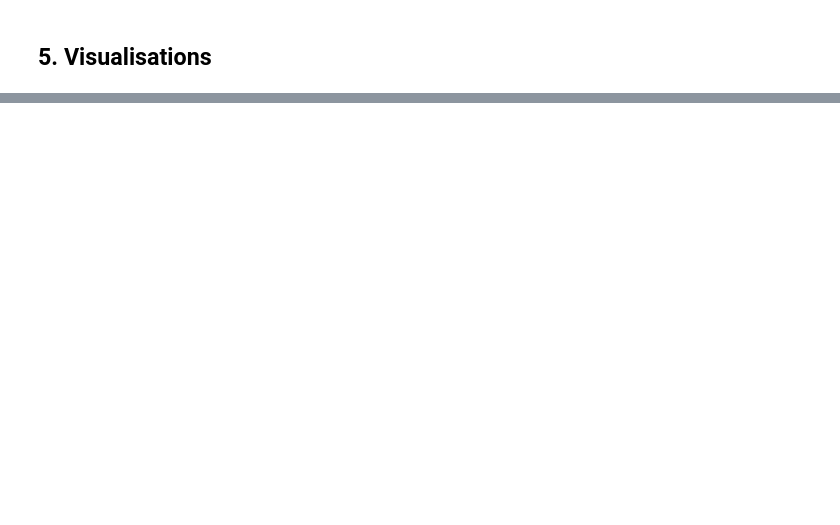
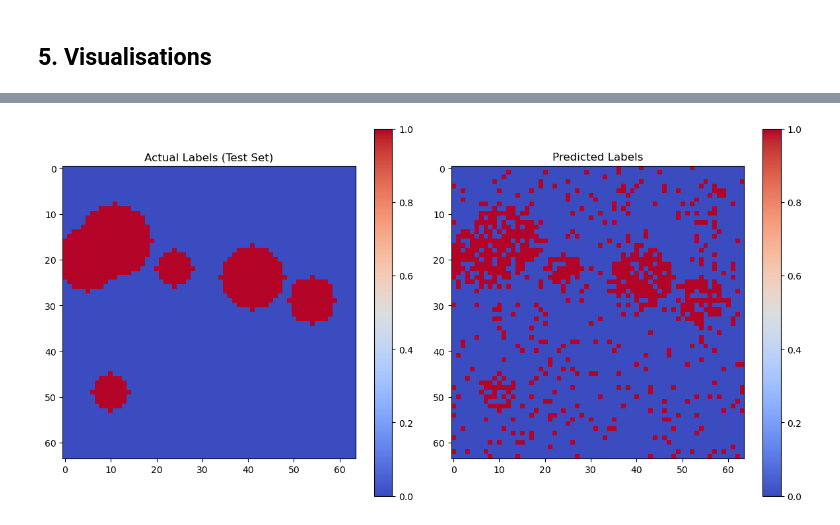
Before and after one commit to mxvp/TP53_classifier, a Jupyter notebook: rf_preprocessed.ipynb, the cells around one changed output, grey strips where cells are left out. Cells and saved outputs as stored; diff of their text form; code cells hidden in the pictures; blank space fills up the shorter version.

```diff
--- a/rf_preprocessed.ipynb
+++ b/rf_preprocessed.ipynb
@@ -213,0 +257,23 @@ plt.show()
+# %%
+# Reshape predicted labels back into a grid
+predicted_grid = predictions_test.reshape(grid_size, grid_size)
+
+# Create subplots to compare actual labels and predicted labels
+plt.figure(figsize=(12, 6))
+
+# Plot for actual labels
+plt.subplot(1, 2, 1)
+plt.imshow(labels_test, cmap='coolwarm', interpolation='nearest')
+plt.title('Actual Labels (Test Set)')
+plt.colorbar()
+
+# Plot for predicted labels
+plt.subplot(1, 2, 2)
+plt.imshow(predicted_grid, cmap='coolwarm', interpolation='nearest')
+plt.title('Predicted Labels')
+plt.colorbar()
+
+plt.tight_layout()
+plt.show()
+# %% [output]
+[figure, added]
```
Also changed, not shown: parts of 24 cells of this notebook.
